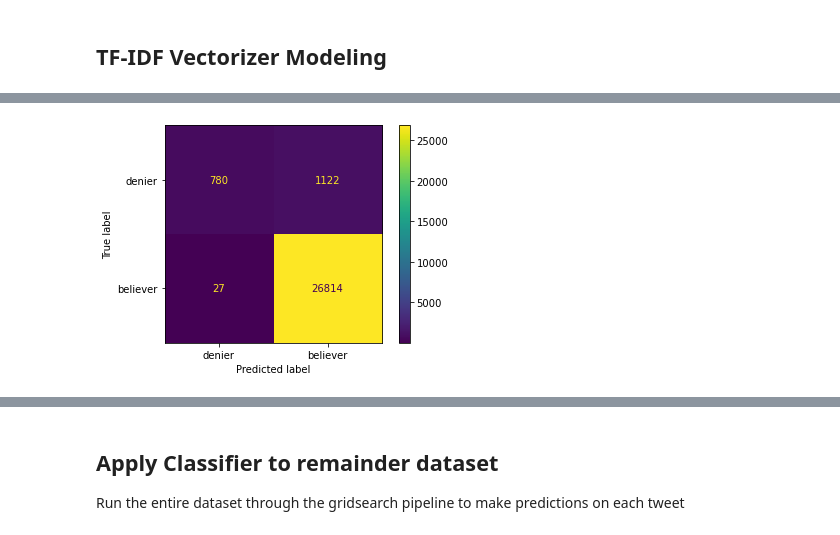
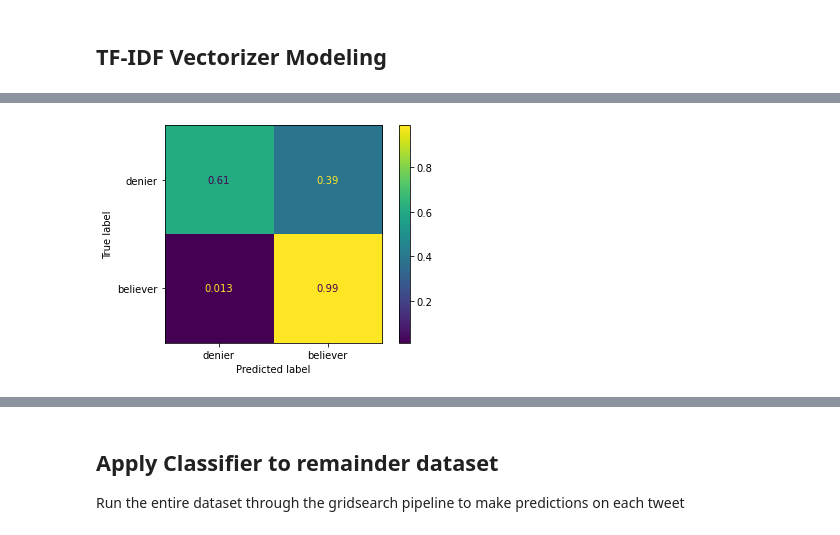
Before and after one commit to JoeBrowz/climate-prop, a Jupyter notebook: liberal_agenda.ipynb, the cells around one changed output, grey strips where cells are left out. Saved outputs shown, nothing was run; the diff lists cells and outputs as text; code cells hidden in the pictures.

```diff
--- a/liberal_agenda.ipynb
+++ b/liberal_agenda.ipynb
@@ -192,4 +441,4 @@ y = to_train['believer']
 ## TF-IDF Vectorizer Modeling
 # %%
 # train test split with stratification to account for class imbalance
-X_train, X_test, y_train, y_test = train_test_split(process_tweets, y, stratify=y)
+X_train, X_test, y_train, y_test = train_test_split(X, y, stratify=y)
@@ -199,4 +448,4 @@ class_weights = dict(y.value_counts(normalize=True))
 # %%
 # create TD-IDF to RandomForest pipeline. Set fixed parameters
-pipeline = Pipeline([('tfidf', TfidfVectorizer()),
+pipeline = Pipeline([('tfidf', TfidfVectorizer(stop_words=stopwords_list)),
                      ('clf', RandomForestClassifier(class_weight=class_weights))])
@@ -207,0 +452,2 @@ grid_params = {'clf__n_estimators': [100, 450, 800],
+# %%
+grid_params2 = {'clf__criterion': ['entropy'], 'clf__max_depth': [None], 'clf__n_estimators': [100]}
@@ -208,6 +459,6 @@ grid_params = {'clf__n_estimators': [100, 450, 800],
 # %%
 # Instantiate gridsearch object
-gridsearch = GridSearchCV(pipeline, param_grid=grid_params, n_jobs = -1)
+gridsearch = GridSearchCV(pipeline, param_grid=grid_params2, n_jobs = -1)
 # fit to training set
 gridsearch.fit(X_train, y_train)
 # %% [output]
@@ -248,6 +508,6 @@ Test F1 Score:  0.979
 # %%
 # visualize confusion matrix
-con_mat = confusion_matrix(y_test, y_pred)
+con_mat = confusion_matrix(y_test, y_pred, normalize='true')
 display = ConfusionMatrixDisplay(con_mat, display_labels=['denier', 'believer']).plot()
 # %% [output]
-[figure, old version]
+[figure, new version]
```
Also changed, not shown: parts of 78 cells of this notebook, 3 other files.
